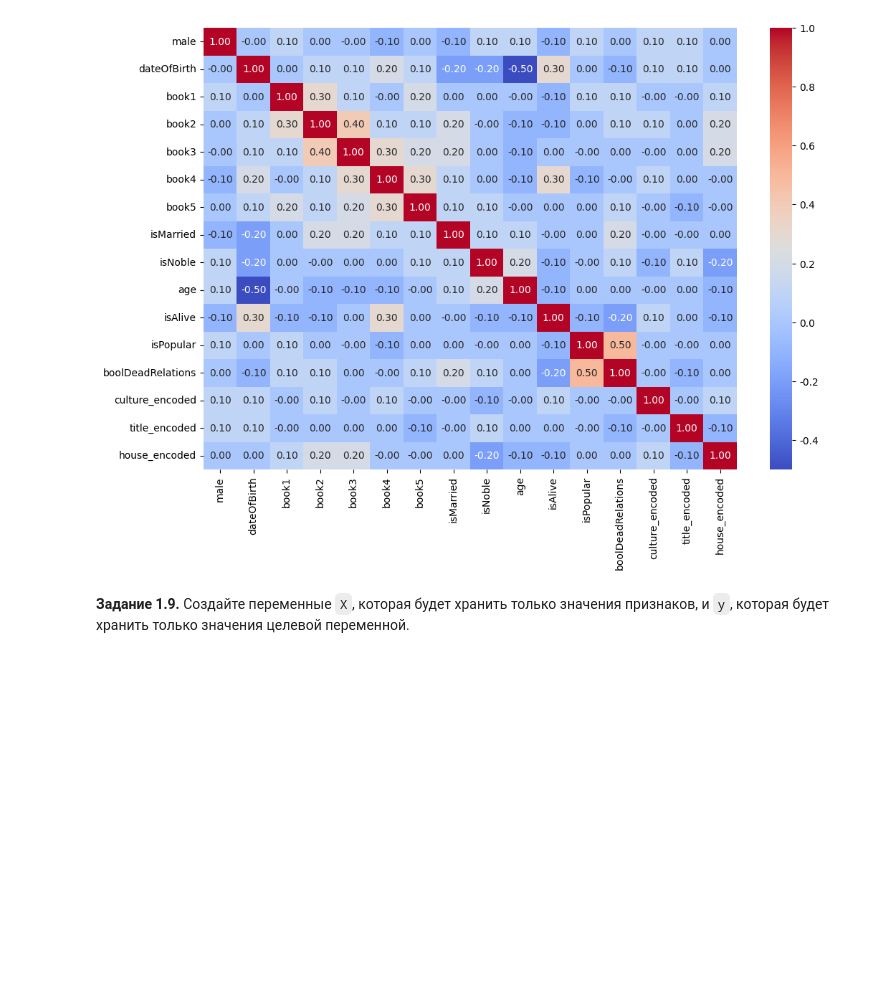
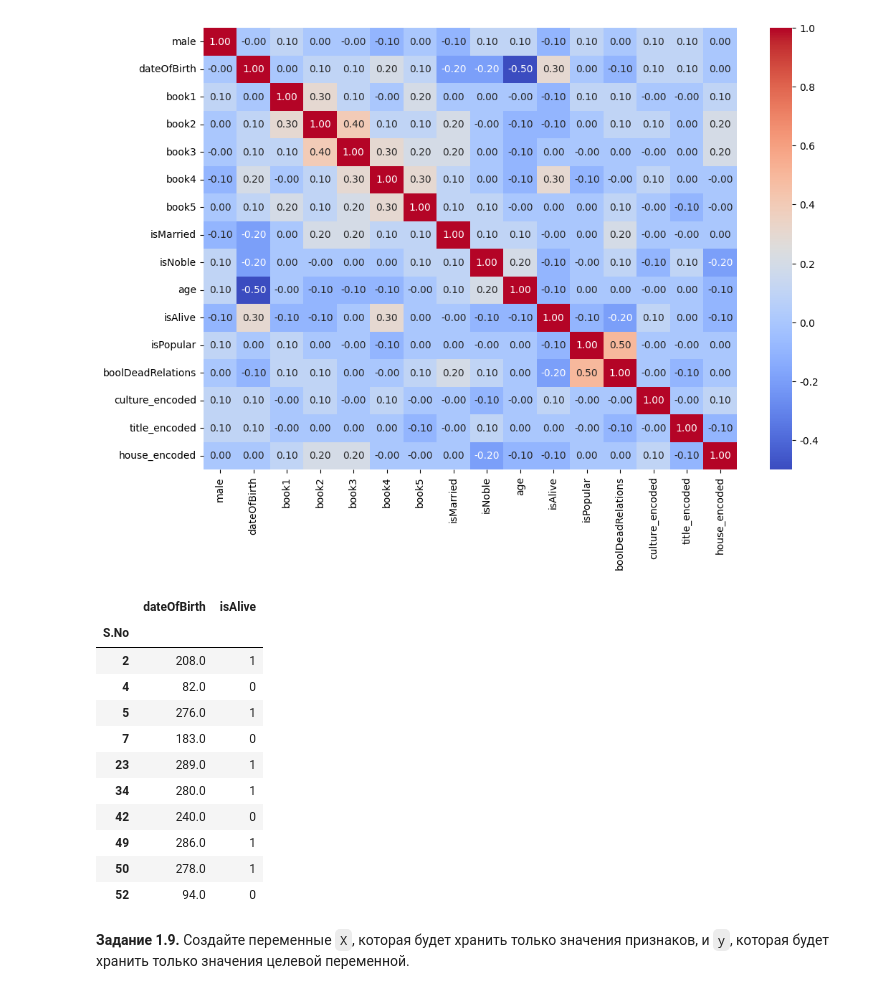
Before and after one commit to k-gorbenko/-DLS, a Jupyter notebook: week_01_ml_intro/Homework/hw_1_game_of_thrones.ipynb, the cells around one changed output. Cells and saved outputs as stored; diff of their text form; code cells hidden in the pictures; blank space fills up the shorter version.

```diff
--- a/week_01_ml_intro/Homework/hw_1_game_of_thrones.ipynb
+++ b/week_01_ml_intro/Homework/hw_1_game_of_thrones.ipynb
@@ -240,17 +240,8 @@ plt.show()
 # %%
 #объединим обратно датасет с качественными признаками
 data = pd.concat([data, qual_features], axis = 1)
-# %%
-n_to_remove = 800
-
-# Находим индексы строк с NaN в столбце DateofBirth
-nan_indices = data[data['dateOfBirth'].isna()].index
-
-# Выбираем первые n_to_remove индексов
-indices_to_remove = nan_indices[:n_to_remove]
-
-# Удаляем строки по выбранным индексам
-data.drop(indices_to_remove, inplace=True)
+# %%
+data.dropna(subset=['dateOfBirth'], inplace=True)
 # %%
 '''
 удалим колонки, где количество NaN больше 80 процентов за исключением колонок age и date_or_birth, так как
@@ -483,6 +474,24 @@ sns.heatmap(data_corr, annot=True, fmt='.2f', cmap='coolwarm', cbar_kws={'format
 plt.show()
 # %% [output]
 [figure]
+# %%
+for col in list(data.columns):
+  if col not in ['dateOfBirth', 'isAlive']:
+    data.drop(col, axis=1, inplace=True)
+data.head(10)
+# %% [output]
+|  | dateOfBirth | isAlive |
+| S.No |  |  |
+| 2 | 208.0 | 1 |
+| 4 | 82.0 | 0 |
+| 5 | 276.0 | 1 |
+| 7 | 183.0 | 0 |
+| 23 | 289.0 | 1 |
+| 34 | 280.0 | 1 |
+| 42 | 240.0 | 0 |
+| 49 | 286.0 | 1 |
+| 50 | 278.0 | 1 |
+| 52 | 94.0 | 0 |
 # %% [markdown]
 **Задание 1.9.** Создайте переменные `X`, которая будет хранить только значения признаков, и `y`, которая будет хранить только значения целевой переменной.
 # %%
```
Also changed, not shown: parts of 8 cells of this notebook.
